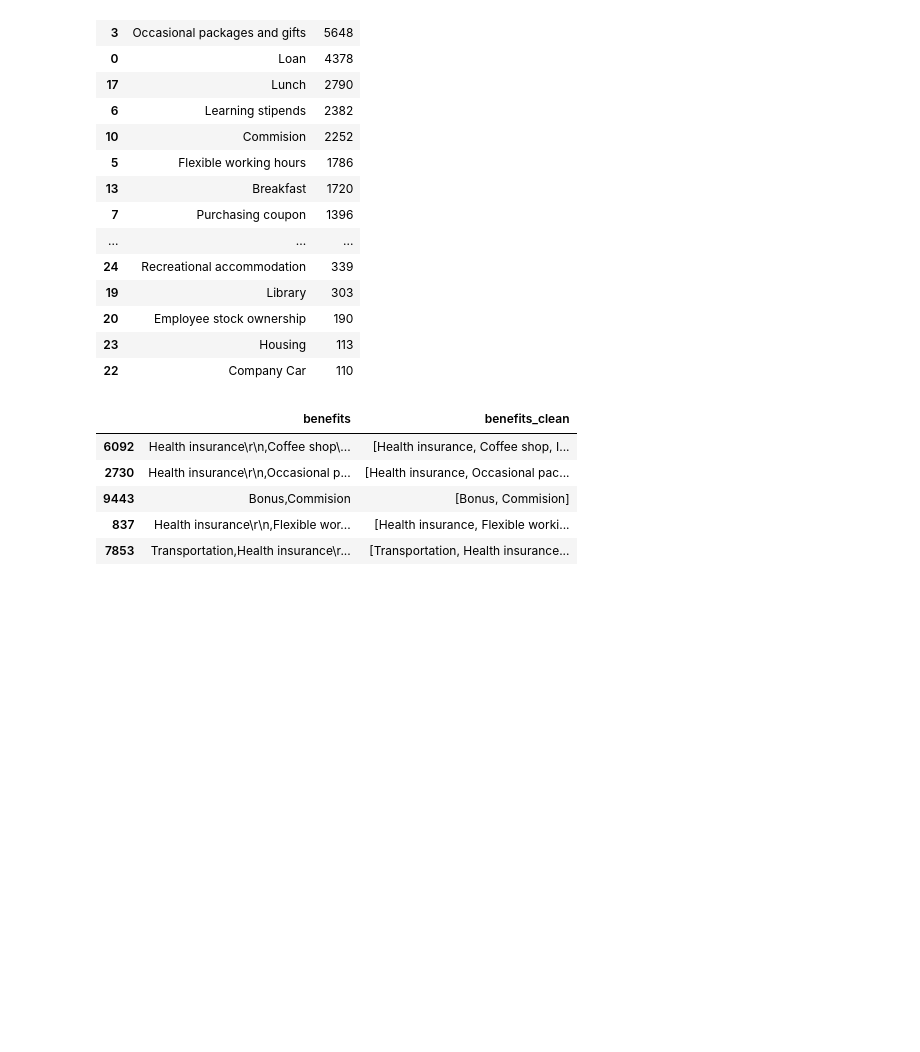
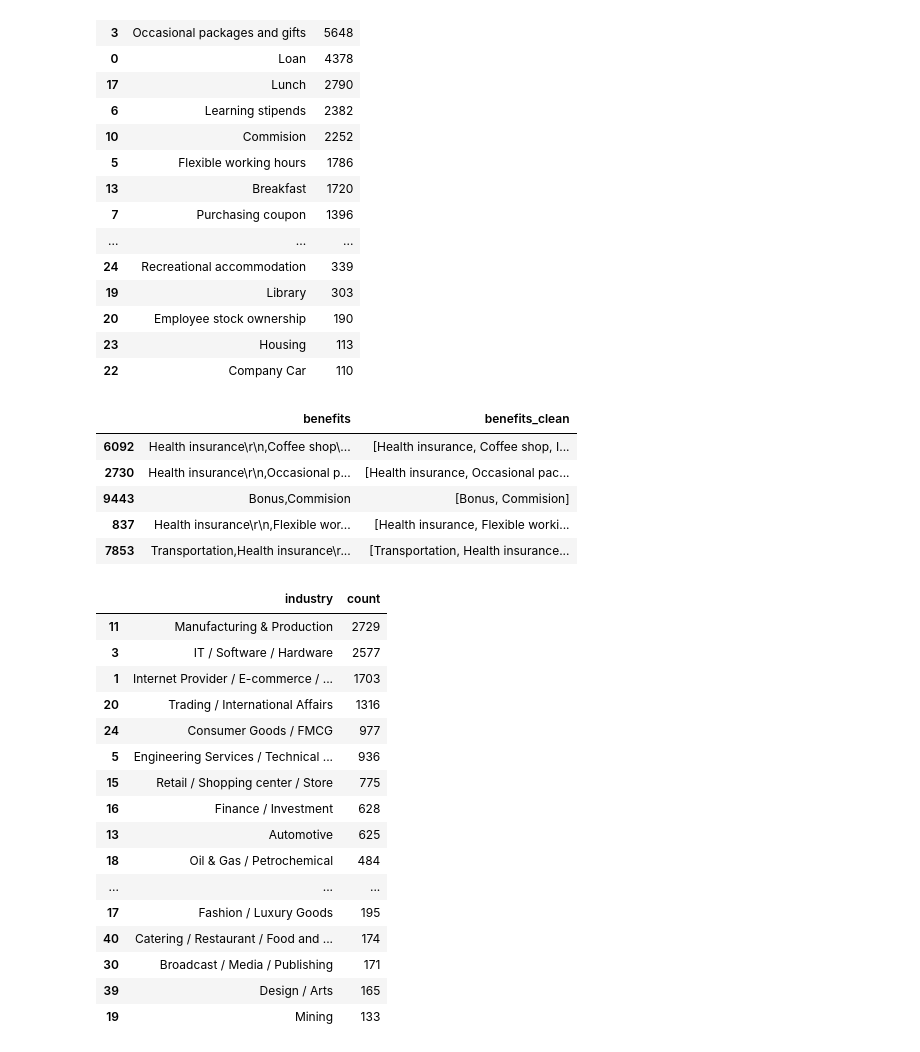
Before and after one commit to Behniash/Iran-Job-Market-Analysis, a Jupyter notebook: notebooks/03_Data Cleaning.ipynb, the cells around one changed output. Cells and saved outputs as stored; diff of their text form; code cells hidden in the pictures; blank space fills up the shorter version.

Commit message:
Cleaned Data for feature engineering

```diff
--- a/notebooks/03_Data Cleaning.ipynb
+++ b/notebooks/03_Data Cleaning.ipynb
@@ -789,3 +789,32 @@ df[["benefits", "benefits_clean"]].dropna().sample(5,random_state=42)
 | 9443 | Bonus,Commision | [Bonus, Commision] |
 | 837 | Health insurance\r\n,Flexible wor... | [Health insurance, Flexible worki... |
 | 7853 | Transportation,Health insurance\r... | [Transportation, Health insurance... |
+# %%
+industry_counts = (df["industries"].dropna().apply(lambda x: len(x.split(","))))
+
+industry_counter = Counter()
+
+for industries in df["industries"].dropna():
+    for industry in industries.split(","):
+        industry_counter[industry.strip()] += 1
+
+industry_unique = (pd.DataFrame(industry_counter.items(), columns=["industry", "count"]).sort_values("count", ascending=False))
+industry_unique.head(30)
+# %% [output]
+|  | industry | count |
+| 11 | Manufacturing & Production | 2729 |
+| 3 | IT / Software / Hardware | 2577 |
+| 1 | Internet Provider / E-commerce / ... | 1703 |
+| 20 | Trading / International Affairs | 1316 |
+| 24 | Consumer Goods / FMCG | 977 |
+| 5 | Engineering Services / Technical ... | 936 |
+| 15 | Retail / Shopping center / Store | 775 |
+| 16 | Finance / Investment | 628 |
+| 13 | Automotive | 625 |
+| 18 | Oil & Gas / Petrochemical | 484 |
+| ... | ... | ... |
+| 17 | Fashion / Luxury Goods | 195 |
+| 40 | Catering / Restaurant / Food and ... | 174 |
+| 30 | Broadcast / Media / Publishing | 171 |
+| 39 | Design / Arts | 165 |
+| 19 | Mining | 133 |
```
Also changed, not shown: parts of 6 cells of this notebook.
